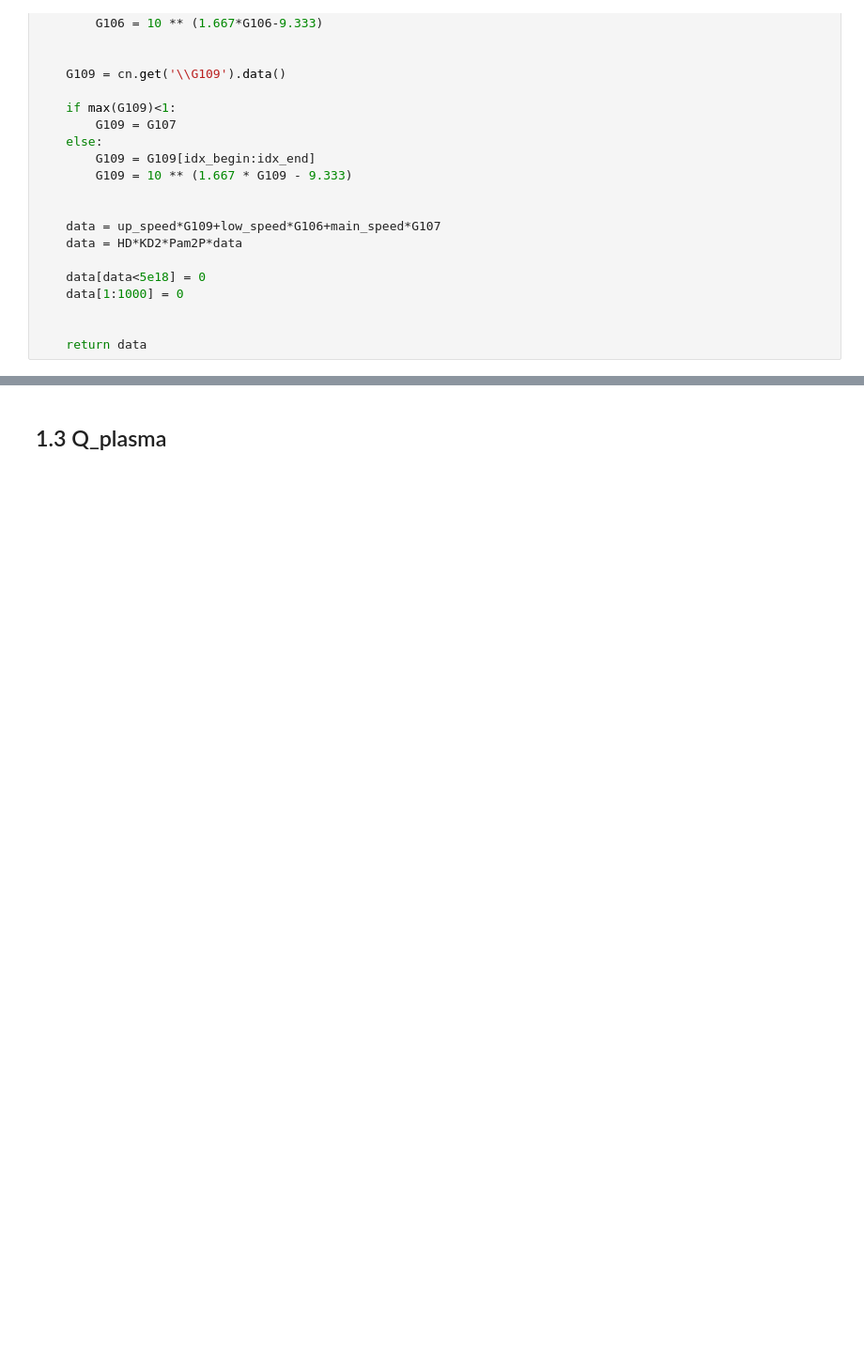
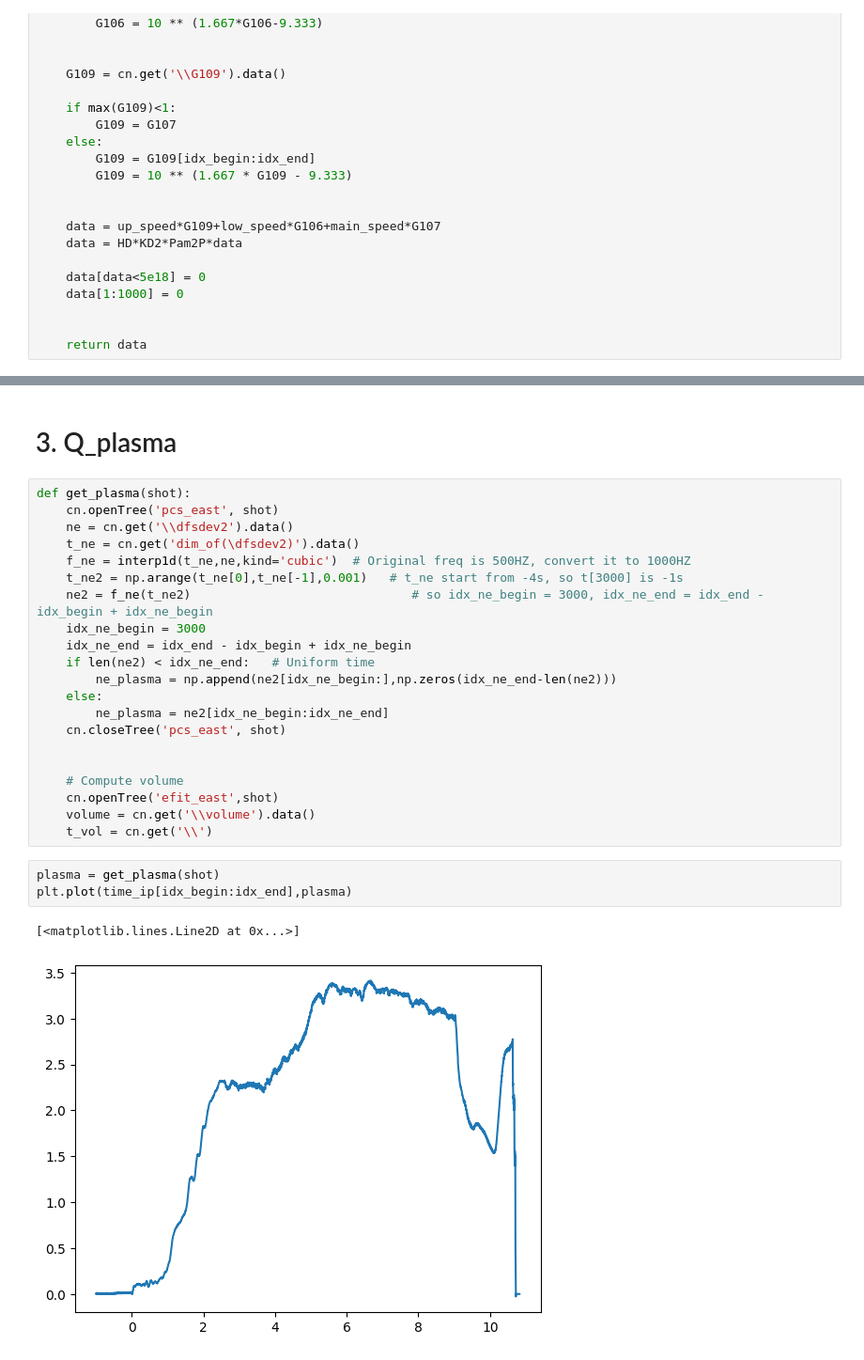
Before and after one commit to wearenothing/retention, a Jupyter notebook: get_wall_retention.ipynb, the cells around one changed output, grey strips where cells are left out. Shown at 94% size. Drawn from its saved outputs; the diff is of its cells as text; blank space fills up the shorter version.

Commit message:
Working on V_plasma

```diff
--- a/get_wall_retention.ipynb
+++ b/get_wall_retention.ipynb
@@ -233,4 +234,31 @@ plt.plot(time_ip[idx_begin:idx_end],pump)
 [<matplotlib.lines.Line2D at 0x...>]
 [figure]
 # %% [markdown]
-## 1.3 Q_plasma
+# 3. Q_plasma
+# %%
+def get_plasma(shot):
+    cn.openTree('pcs_east', shot)
+    ne = cn.get('\\dfsdev2').data()
+    t_ne = cn.get('dim_of(\dfsdev2)').data()
+    f_ne = interp1d(t_ne,ne,kind='cubic')  # Original freq is 500HZ, convert it to 1000HZ
+    t_ne2 = np.arange(t_ne[0],t_ne[-1],0.001)   # t_ne start from -4s, so t[3000] is -1s
+    ne2 = f_ne(t_ne2)                              # so idx_ne_begin = 3000, idx_ne_end = idx_end - idx_begin + idx_ne_begin
+    idx_ne_begin = 3000
+    idx_ne_end = idx_end - idx_begin + idx_ne_begin
+    if len(ne2) < idx_ne_end:   # Uniform time
+        ne_plasma = np.append(ne2[idx_ne_begin:],np.zeros(idx_ne_end-len(ne2)))
+    else:
+        ne_plasma = ne2[idx_ne_begin:idx_ne_end]
+    cn.closeTree('pcs_east', shot)
+
+
+    # Compute volume
+    cn.openTree('efit_east',shot)
+    volume = cn.get('\\volume').data()
+    t_vol = cn.get('\\')
+# %%
+plasma = get_plasma(shot)
+plt.plot(time_ip[idx_begin:idx_end],plasma)
+# %% [output]
+[<matplotlib.lines.Line2D at 0x...>]
+[figure, added]
```
Also changed, not shown: parts of 4 cells of this notebook, 1 other file.
